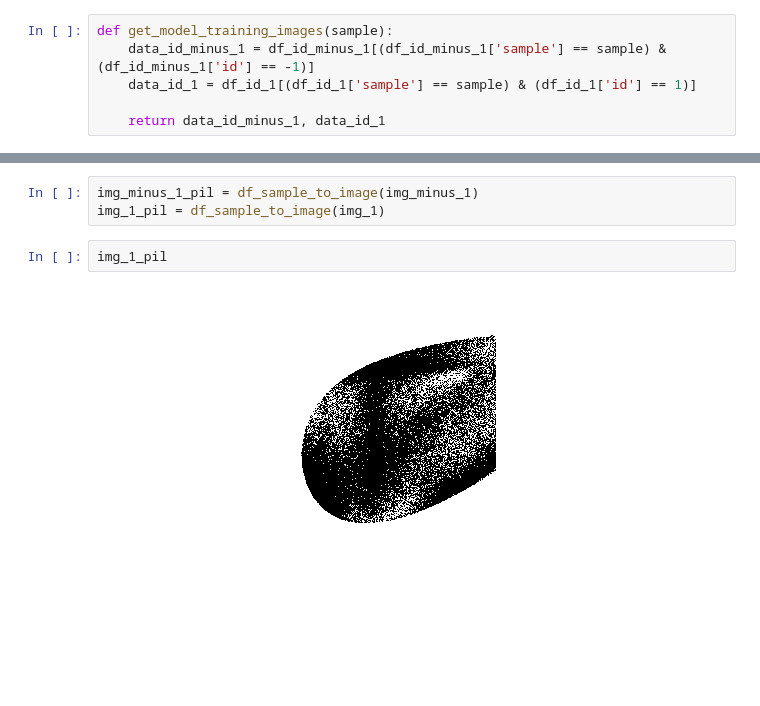
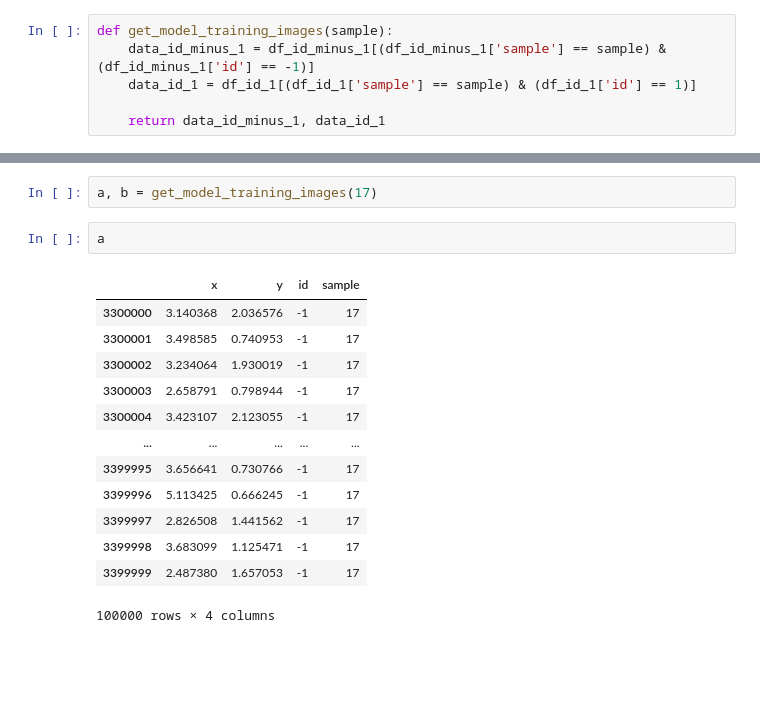
Before and after one commit to PsimonL/MachinLearningProject, a Jupyter notebook: Project.ipynb, the cells around one changed output, grey strips where cells are left out. Saved outputs shown, nothing was run; the diff lists cells and outputs as text; blank space fills up the shorter version.

```diff
--- a/Project.ipynb
+++ b/Project.ipynb
@@ -109,7 +129,18 @@ def df_sample_to_image(dataframe):
-# %%
-img_minus_1_pil = df_sample_to_image(img_minus_1)
-img_1_pil = df_sample_to_image(img_1)
-# %%
-img_1_pil
-# %% [output]
-[figure, removed]
+# %%
+a, b = get_model_training_images(17)
+# %%
+a
+# %% [output]
+|  | x | y | id | sample |
+| 3300000 | 3.140368 | 2.036576 | -1 | 17 |
+| 3300001 | 3.498585 | 0.740953 | -1 | 17 |
+| 3300002 | 3.234064 | 1.930019 | -1 | 17 |
+| 3300003 | 2.658791 | 0.798944 | -1 | 17 |
+| 3300004 | 3.423107 | 2.123055 | -1 | 17 |
+| ... | ... | ... | ... | ... |
+| 3399995 | 3.656641 | 0.730766 | -1 | 17 |
+| 3399996 | 5.113425 | 0.666245 | -1 | 17 |
+| 3399997 | 2.826508 | 1.441562 | -1 | 17 |
+| 3399998 | 3.683099 | 1.125471 | -1 | 17 |
+| 3399999 | 2.487380 | 1.657053 | -1 | 17 |
+100000 rows × 4 columns
```
Also changed, not shown: parts of 17 cells of this notebook.
